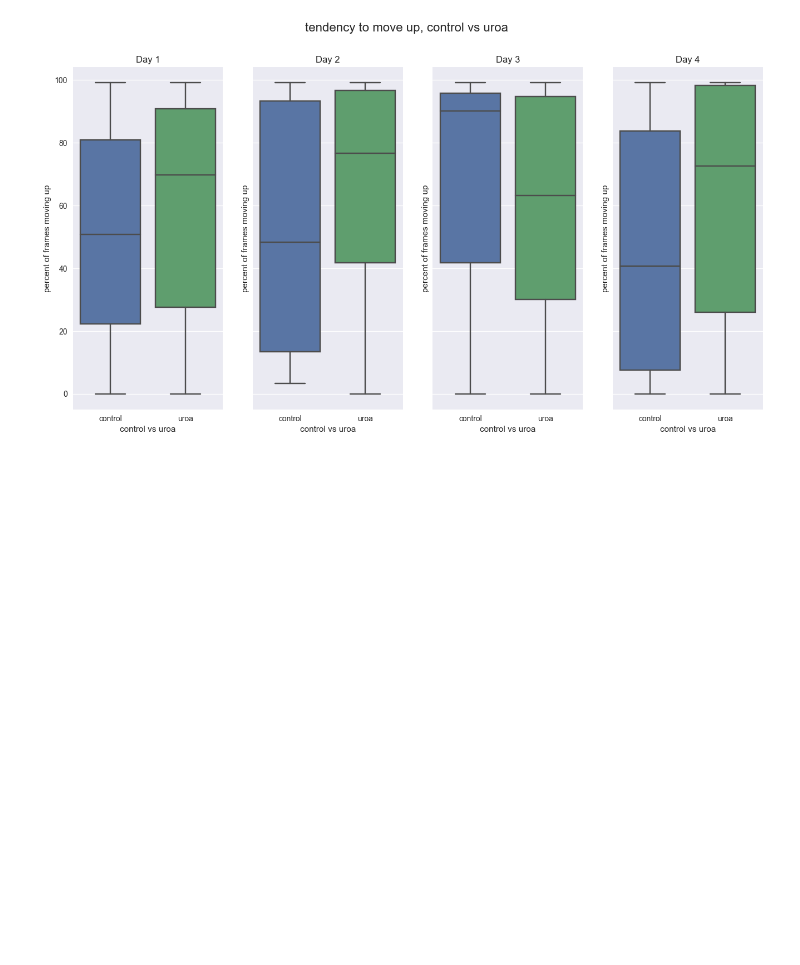
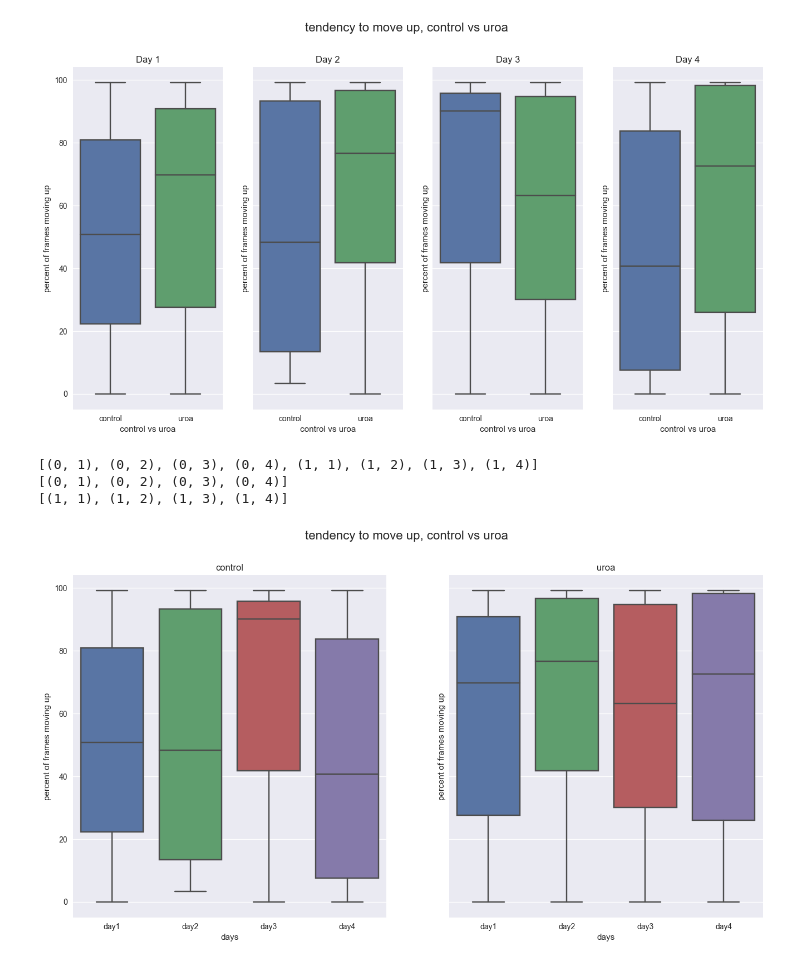
Before and after one commit to teesha902/FYP_ASMLab, a Jupyter notebook: visualisation.ipynb, the cells around one changed output. Saved outputs shown, nothing was run; the diff lists cells and outputs as text; code cells hidden in the pictures; blank space fills up the shorter version.

```diff
--- a/visualisation.ipynb
+++ b/visualisation.ipynb
@@ -323,3 +272,29 @@ for i, axes in enumerate(axes.flat):
 [(0, 3), (1, 3)]
 [(0, 4), (1, 4)]
 [figure]
+# %%
+# box plot from the above data, all control in 1 plot, all uro in 1 plot, total 2 subplots
+fig, axes = plt.subplots(1, 2, sharex=True, sharey = True, figsize=(16,8))
+plt.suptitle("tendency to move up, control vs uroa", fontsize=16)
+print(keys)
+for i, axes in enumerate(axes.flat):
+    keys_for_group = [key for key in keys if key[0] == i]
+    print(keys_for_group)
+    #get multiple groups
+    day1_df = y_up_df.get_group(keys_for_group[0])
+    day2_df = y_up_df.get_group(keys_for_group[1])
+    day3_df = y_up_df.get_group(keys_for_group[2])
+    day4_df = y_up_df.get_group(keys_for_group[3])
+
+    #plot boxplot
+    sns.boxplot(data=[day1_df["y_up"], day2_df["y_up"], day3_df["y_up"], day4_df["y_up"]], ax=axes)
+    axes.set_title(f"{'uroa' if i == 1 else 'control'}")
+    #set x axis to days instead of 0, 1, 2, 3
+    axes.set_xticklabels(["day1", "day2", "day3", "day4"])
+    axes.set_xlabel("days")
+    axes.set_ylabel("percent of frames moving up")
+# %% [output]
+[(0, 1), (0, 2), (0, 3), (0, 4), (1, 1), (1, 2), (1, 3), (1, 4)]
+[(0, 1), (0, 2), (0, 3), (0, 4)]
+[(1, 1), (1, 2), (1, 3), (1, 4)]
+[figure, added]
```
Also changed, not shown: parts of 5 cells of this notebook, 1 other file.
